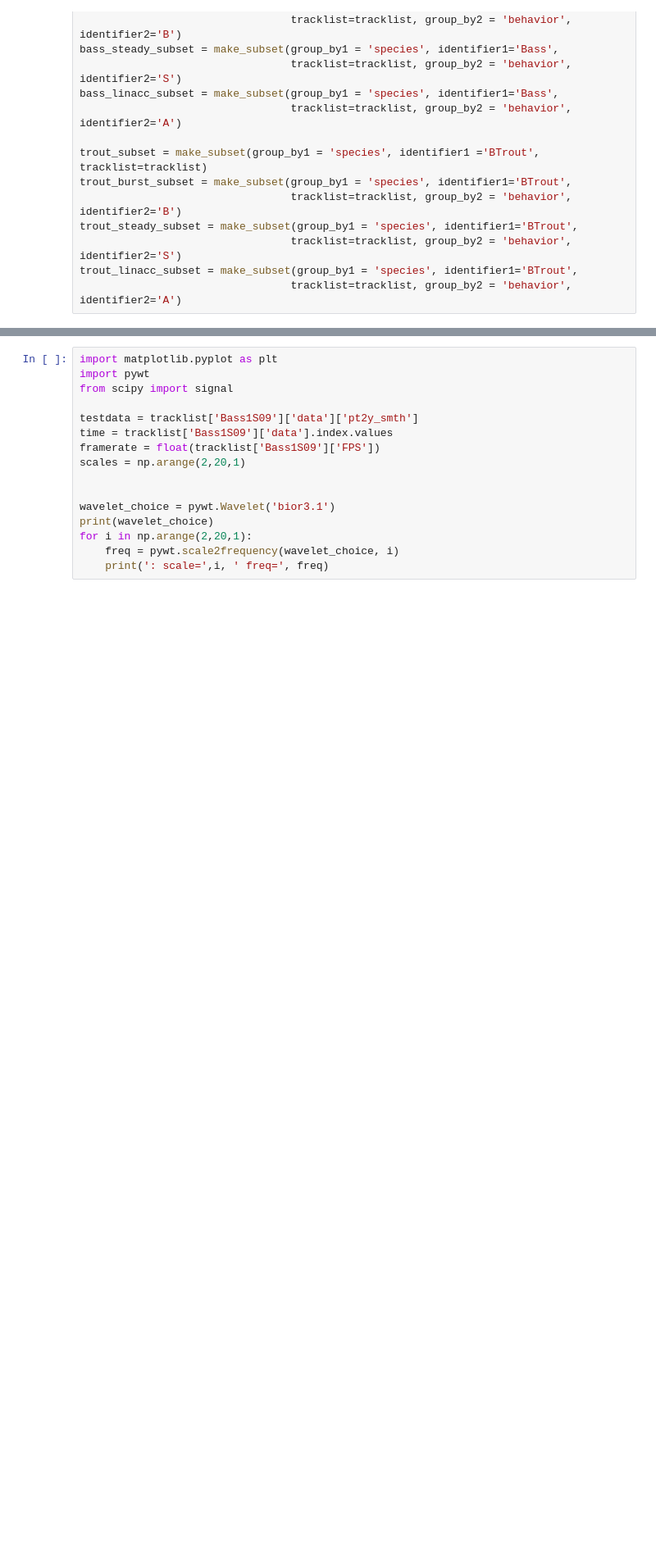
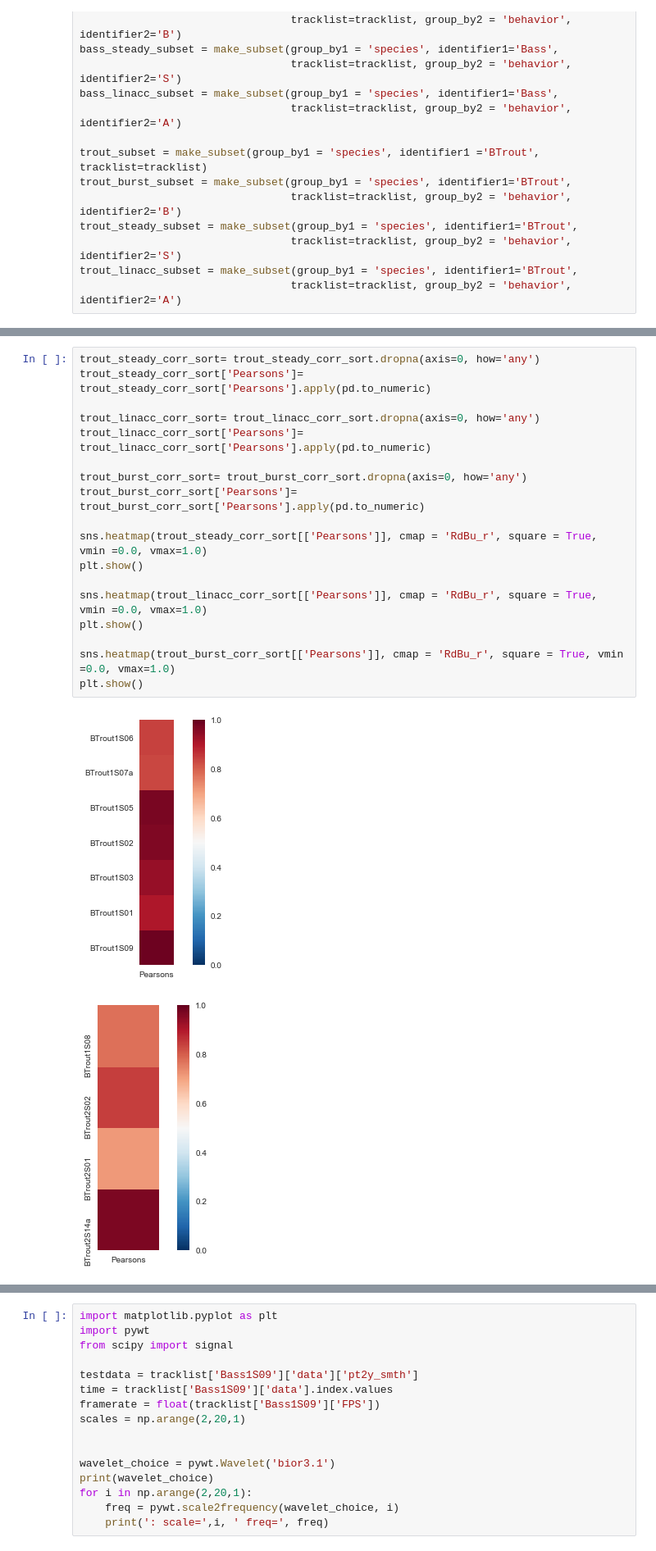
Before and after one commit to kfeilich/FishTrackProcessing, a Jupyter notebook: AccelerationCodeTesting.ipynb, the cells around one changed output, grey strips where cells are left out. Shown at 82% size. Drawn from its saved outputs; the diff is of its cells as text; blank space fills up the shorter version.

```diff
--- a/AccelerationCodeTesting.ipynb
+++ b/AccelerationCodeTesting.ipynb
@@ -124,0 +98,21 @@ plt.show()
+# %%
+trout_steady_corr_sort= trout_steady_corr_sort.dropna(axis=0, how='any')
+trout_steady_corr_sort['Pearsons']= trout_steady_corr_sort['Pearsons'].apply(pd.to_numeric)
+
+trout_linacc_corr_sort= trout_linacc_corr_sort.dropna(axis=0, how='any')
+trout_linacc_corr_sort['Pearsons']= trout_linacc_corr_sort['Pearsons'].apply(pd.to_numeric)
+
+trout_burst_corr_sort= trout_burst_corr_sort.dropna(axis=0, how='any')
+trout_burst_corr_sort['Pearsons']= trout_burst_corr_sort['Pearsons'].apply(pd.to_numeric)
+
+sns.heatmap(trout_steady_corr_sort[['Pearsons']], cmap = 'RdBu_r', square = True, vmin =0.0, vmax=1.0)
+plt.show()
+
+sns.heatmap(trout_linacc_corr_sort[['Pearsons']], cmap = 'RdBu_r', square = True, vmin =0.0, vmax=1.0)
+plt.show()
+
+sns.heatmap(trout_burst_corr_sort[['Pearsons']], cmap = 'RdBu_r', square = True, vmin =0.0, vmax=1.0)
+plt.show()
+# %% [output]
+[figure, added]
+[figure, added]
```
Also changed, not shown: parts of 15 cells of this notebook, 3 other files.
